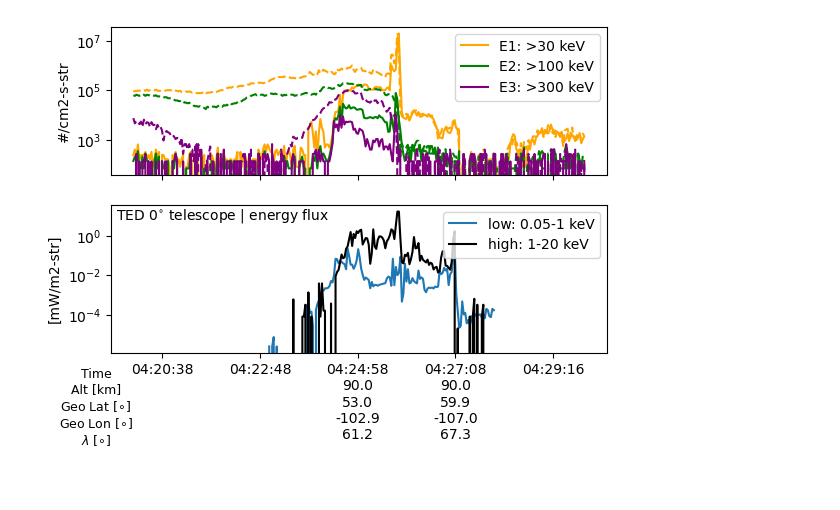
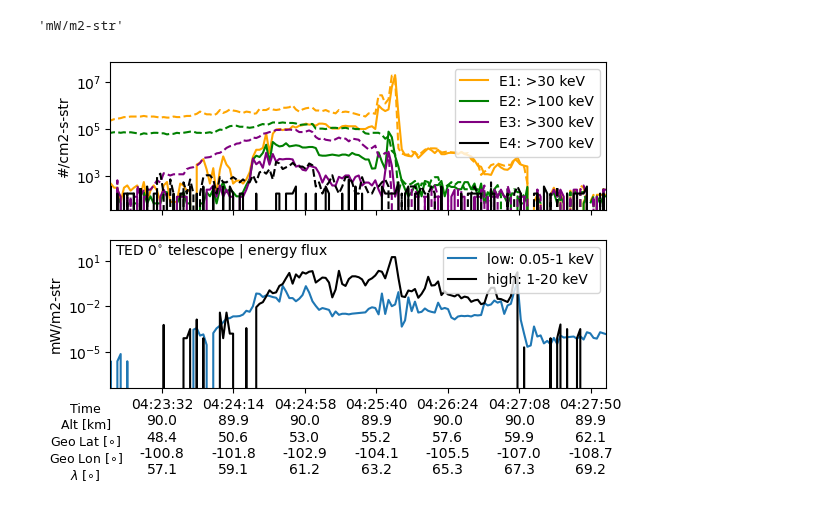
Before and after one commit to mshumko/elfinasi, a Jupyter notebook: src/20240904_substorm_study/20220904_0425_trex_poes_conjunction.ipynb, the cells around one changed output. Cells and saved outputs as stored; diff of their text form; code cells hidden in the pictures.

Commit message:
Updated the POES plot with the new loader.

```diff
--- a/src/20240904_substorm_study/20220904_0425_trex_poes_conjunction.ipynb
+++ b/src/20240904_substorm_study/20220904_0425_trex_poes_conjunction.ipynb
@@ -62,12 +82,13 @@ sem_vars = pyspedas.poes.sem(trange=time_range, probe=poes_probe, time_clip=True
 # %%
 ephemeris_df = pd.DataFrame(
-    index=pyspedas.data_quants['lat'].time,
+    index=poes['time'],
     data={
-        'alt':pyspedas.data_quants['alt'].to_numpy(),
-        'lat':pyspedas.data_quants['lat'].to_numpy(),
-        'lon':pyspedas.data_quants['lon'].to_numpy(),
+        'alt':poes['alt'],
+        'lat':poes['lat'],
+        'lon':poes['lon'],
     }
 )
+ephemeris_df = ephemeris_df.loc[time_range_str[0]:time_range_str[1]]
 mapped_ephemeris = map_poes(ephemeris_df, alt=alt)
 
 aacgm_lats = aacgmv2.convert_latlon_arr(
@@ -122,6 +125,12 @@ meped_df.head()
+# %%
+meped_flux_units = poes.attrs['mep_ele_tel0_flux_e1'].units
+ted_eflux_units = poes.attrs['ted_ele_tel0_low_eflux'].units
+# %%
+meped_channels_0deg = ['mep_ele_tel0_flux_e1', 'mep_ele_tel0_flux_e2', 'mep_ele_tel0_flux_e3', 'mep_ele_tel0_flux_e4']
+meped_channels_90deg = ['mep_ele_tel90_flux_e1', 'mep_ele_tel90_flux_e2', 'mep_ele_tel90_flux_e3', 'mep_ele_tel90_flux_e4']
 # %%
-# The energy channel values are from the bowtie analysis
-# (https://www.ngdc.noaa.gov/stp/satellite/poes/docs/NGDC/MEPED%20telescope%20processing%20ATBD_V1.pdf)
-meped_energy_channels = np.array(sorted(set(meped_df['energy_keV'])))
+# # The energy channel values are from the bowtie analysis
+# # (https://www.ngdc.noaa.gov/stp/satellite/poes/docs/NGDC/MEPED%20telescope%20processing%20ATBD_V1.pdf)
+# meped_energy_channels = np.array(sorted(set(meped_df['energy_keV'])))
 # E1-E3 channel labels from Yando+2011 (https://doi.org/10.1029/2011JA016671).
-meped_energy_labels = np.array(['E1: >30', 'E2: >100', 'E3: >300'])
+meped_energy_labels = np.array(['E1: >30', 'E2: >100', 'E3: >300', 'E4: >700'])
@@ -147,28 +153,30 @@ manylabels_data
+# %%
+poes.attrs['ted_ele_tel0_low_eflux'].units
+# %% [output]
+'mW/m2-str'
 # %%
 fig, bx = plt.subplots(2, 1, sharex=True)
 colors = ('orange', 'green', 'purple', 'black')
-for _channel, color, energy_label in zip(meped_energy_channels, colors, meped_energy_labels):
-    # Pick out fluxes for that energy channel
-    flux_0deg = meped_df[meped_df['energy_keV'] == _channel]['flux_at_tel0']
-    flux_90deg = meped_df[meped_df['energy_keV'] == _channel]['flux_at_tel90']
-    bx[0].plot(flux_0deg.index, flux_0deg, color=color, label=f'{energy_label} keV')
-    bx[0].plot(flux_90deg.index, flux_90deg, color=color, ls='--')
+for meped_channel_0deg, meped_channel_90deg, color, energy_label in zip(meped_channels_0deg, meped_channels_90deg, colors, meped_energy_labels):
+    bx[0].plot(poes['time'], poes[meped_channel_0deg], color=color, label=f'{energy_label} keV')
+    bx[0].plot(poes['time'], poes[meped_channel_90deg], color=color, ls='--')
 
-bx[1].plot(ted_low_0tel.time, ted_low_0tel.values, label='low: 0.05-1 keV')
-bx[1].plot(ted_high_0tel.time, ted_high_0tel.values, c='k', label='high: 1-20 keV')
+bx[1].plot(poes['time'], poes['ted_ele_tel0_low_eflux'], label='low: 0.05-1 keV')
+bx[1].plot(poes['time'], poes['ted_ele_tel0_hi_eflux'], c='k', label='high: 1-20 keV')
 bx[1].text(0.01, 0.99, f'TED $0^{{\\circ}}$ telescope | energy flux', va='top', transform=bx[1].transAxes)
 bx[0].set_yscale('log')
 bx[0].set_ylabel(meped_flux_units)
 bx[1].set_yscale('log')
-bx[1].set_ylabel(ted_high_0tel.plot_options['yaxis_opt']['axis_subtitle'])
+bx[1].set_ylabel(ted_eflux_units)
 bx[0].legend();
 bx[1].legend(loc=1);
 manylabels.ManyLabels(bx[1], manylabels_data)
 bx[1].xaxis.label.set_size(9)
-bx[1].xaxis.set_label_coords(-0.03, -0.02*(1+len(manylabels_data.columns)))
+bx[1].xaxis.set_label_coords(-0.05, -0.02*(1+len(manylabels_data.columns)))
 bx[1].xaxis.set_major_locator(plt.MaxNLocator(7))
+bx[-1].set_xlim(*time_range);
 # %% [output]
-[figure, old version]
+[figure, new version]
 # %%
 asis = asilib.Imagers(
         [asilib.asi.trex_rgb(location_code=location_code, time=time_range[0], alt=alt)
```
Also changed, not shown: parts of 16 cells of this notebook, 6 other files.
